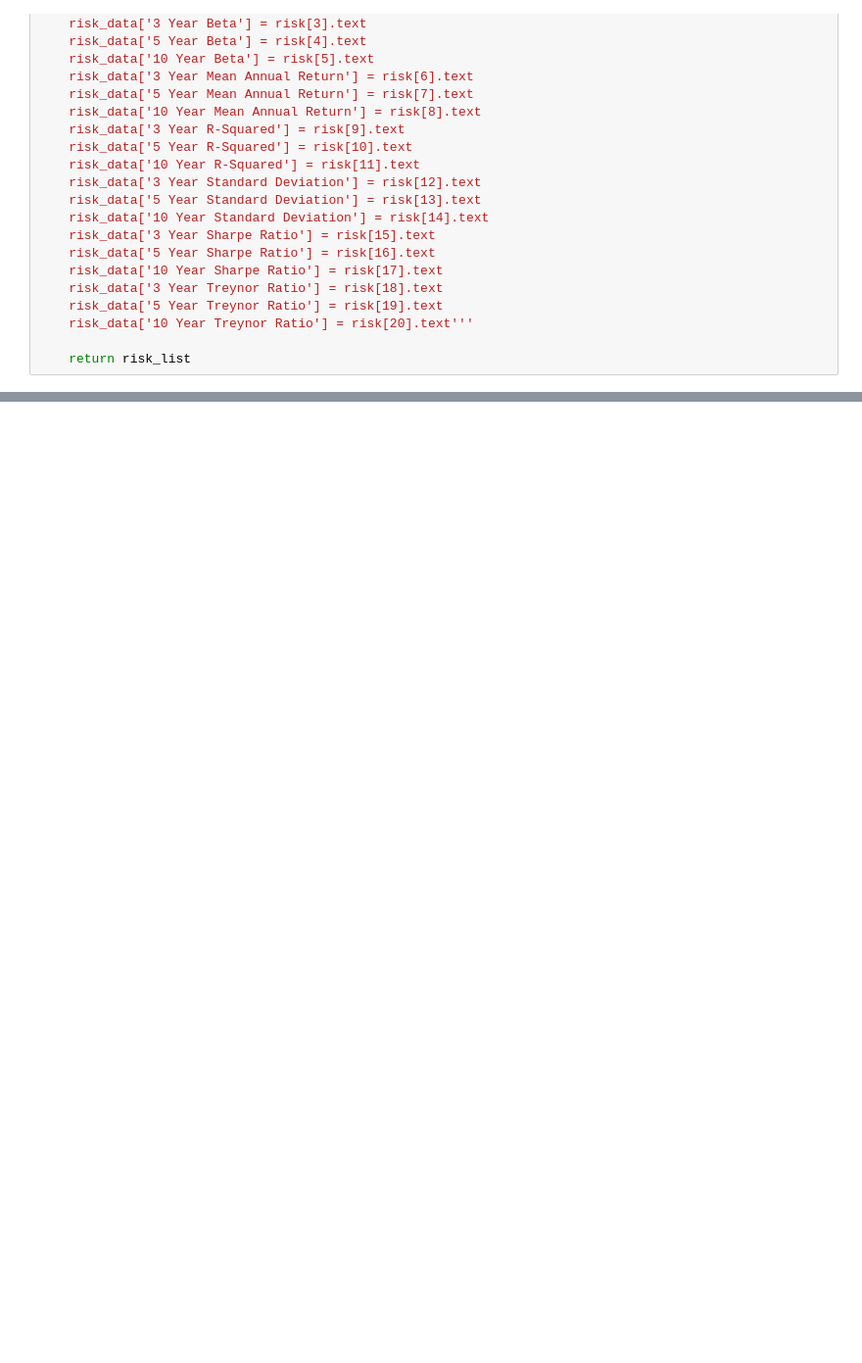
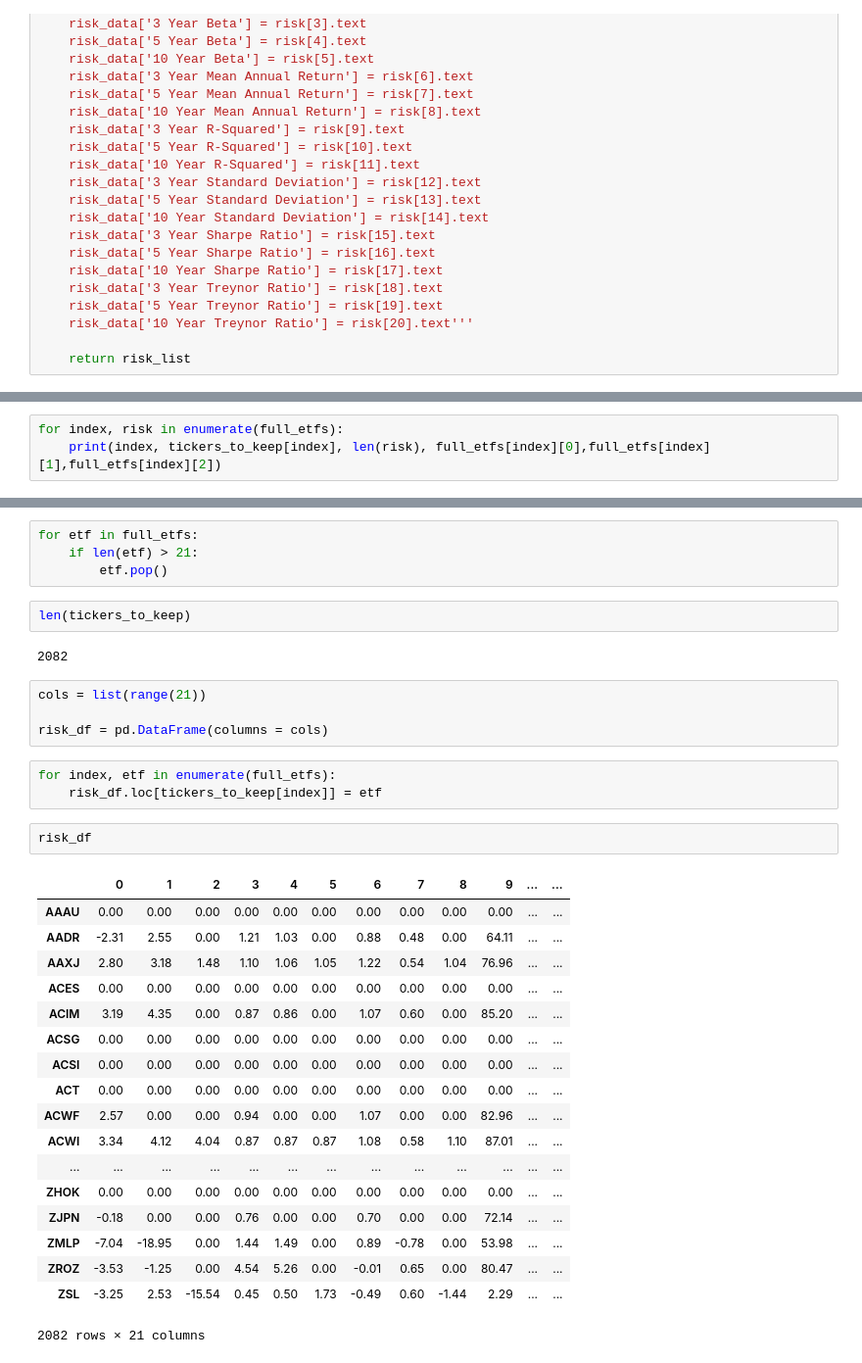
Before and after one commit to stephenilhardt/Roboadvisor, a Jupyter notebook: risk.ipynb, the cells around one changed output, grey strips where cells are left out. Shown: that part at 98% size. Cells and saved outputs as stored; diff of their text form; blank space fills up the shorter version.

```diff
--- a/risk.ipynb
+++ b/risk.ipynb
@@ -139,0 +258,3 @@ len(risk_data)
+# %%
+for index, risk in enumerate(full_etfs):
+    print(index, tickers_to_keep[index], len(risk), full_etfs[index][0],full_etfs[index][1],full_etfs[index][2])
@@ -139,0 +279,36 @@ len(risk_data)
+# %%
+for etf in full_etfs:
+    if len(etf) > 21:
+        etf.pop()
+# %%
+len(tickers_to_keep)
+# %% [output]
+2082
+# %%
+cols = list(range(21))
+
+risk_df = pd.DataFrame(columns = cols)
+# %%
+for index, etf in enumerate(full_etfs):
+    risk_df.loc[tickers_to_keep[index]] = etf
+# %%
+risk_df
+# %% [output]
+|  | 0 | 1 | 2 | 3 | 4 | 5 | 6 | 7 | 8 | 9 | ... | ... |
+| AAAU | 0.00 | 0.00 | 0.00 | 0.00 | 0.00 | 0.00 | 0.00 | 0.00 | 0.00 | 0.00 | ... | ... |
+| AADR | -2.31 | 2.55 | 0.00 | 1.21 | 1.03 | 0.00 | 0.88 | 0.48 | 0.00 | 64.11 | ... | ... |
+| AAXJ | 2.80 | 3.18 | 1.48 | 1.10 | 1.06 | 1.05 | 1.22 | 0.54 | 1.04 | 76.96 | ... | ... |
+| ACES | 0.00 | 0.00 | 0.00 | 0.00 | 0.00 | 0.00 | 0.00 | 0.00 | 0.00 | 0.00 | ... | ... |
+| ACIM | 3.19 | 4.35 | 0.00 | 0.87 | 0.86 | 0.00 | 1.07 | 0.60 | 0.00 | 85.20 | ... | ... |
+| ACSG | 0.00 | 0.00 | 0.00 | 0.00 | 0.00 | 0.00 | 0.00 | 0.00 | 0.00 | 0.00 | ... | ... |
+| ACSI | 0.00 | 0.00 | 0.00 | 0.00 | 0.00 | 0.00 | 0.00 | 0.00 | 0.00 | 0.00 | ... | ... |
+| ACT | 0.00 | 0.00 | 0.00 | 0.00 | 0.00 | 0.00 | 0.00 | 0.00 | 0.00 | 0.00 | ... | ... |
+| ACWF | 2.57 | 0.00 | 0.00 | 0.94 | 0.00 | 0.00 | 1.07 | 0.00 | 0.00 | 82.96 | ... | ... |
+| ACWI | 3.34 | 4.12 | 4.04 | 0.87 | 0.87 | 0.87 | 1.08 | 0.58 | 1.10 | 87.01 | ... | ... |
+| ... | ... | ... | ... | ... | ... | ... | ... | ... | ... | ... | ... | ... |
+| ZHOK | 0.00 | 0.00 | 0.00 | 0.00 | 0.00 | 0.00 | 0.00 | 0.00 | 0.00 | 0.00 | ... | ... |
+| ZJPN | -0.18 | 0.00 | 0.00 | 0.76 | 0.00 | 0.00 | 0.70 | 0.00 | 0.00 | 72.14 | ... | ... |
+| ZMLP | -7.04 | -18.95 | 0.00 | 1.44 | 1.49 | 0.00 | 0.89 | -0.78 | 0.00 | 53.98 | ... | ... |
+| ZROZ | -3.53 | -1.25 | 0.00 | 4.54 | 5.26 | 0.00 | -0.01 | 0.65 | 0.00 | 80.47 | ... | ... |
+| ZSL | -3.25 | 2.53 | -15.54 | 0.45 | 0.50 | 1.73 | -0.49 | 0.60 | -1.44 | 2.29 | ... | ... |
+2082 rows × 21 columns
```
Also changed, not shown: parts of 28 cells of this notebook, 11 other files.
